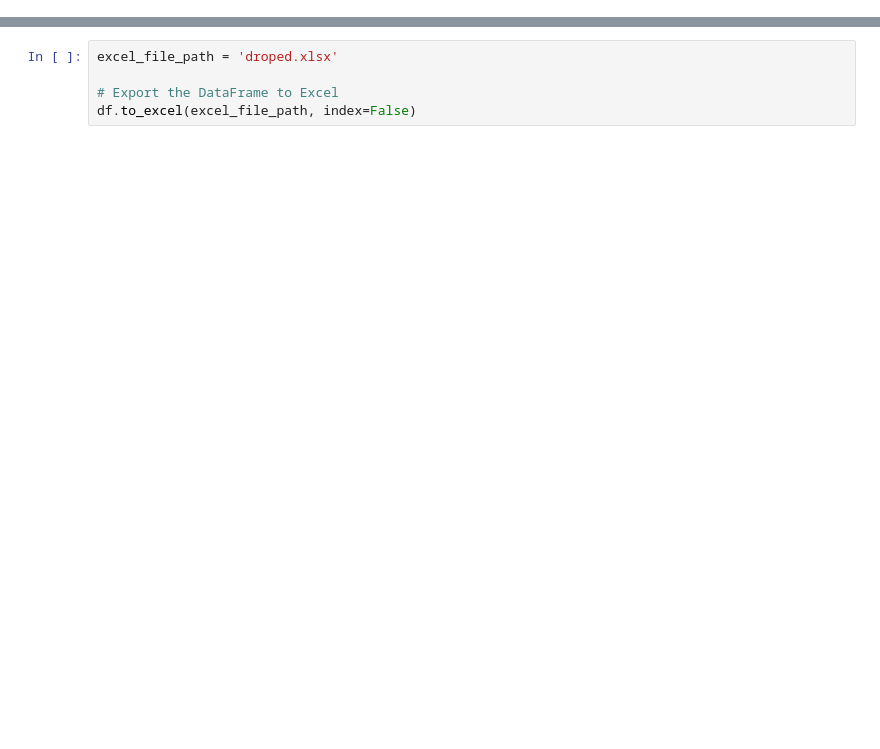
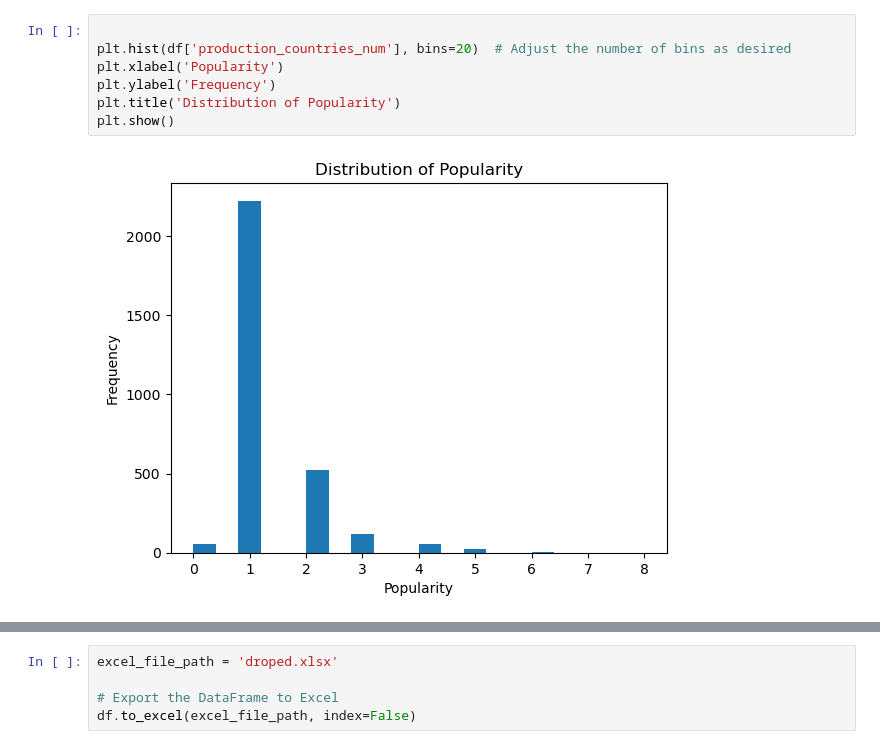
Before and after one commit to annagrimlund/BigData, a Jupyter notebook: kaggleCompetition.ipynb, the cells around one changed output, grey strips where cells are left out. Cells and saved outputs as stored; diff of their text form; blank space fills up the shorter version.

```diff
--- a/kaggleCompetition.ipynb
+++ b/kaggleCompetition.ipynb
@@ -60,0 +61,9 @@ new_col
+# %%
+
+plt.hist(df['production_countries_num'], bins=20)  # Adjust the number of bins as desired
+plt.xlabel('Popularity')
+plt.ylabel('Frequency')
+plt.title('Distribution of Popularity')
+plt.show()
+# %% [output]
+[figure, added]
```
Also changed, not shown: parts of 10 cells of this notebook, 5 other files.
